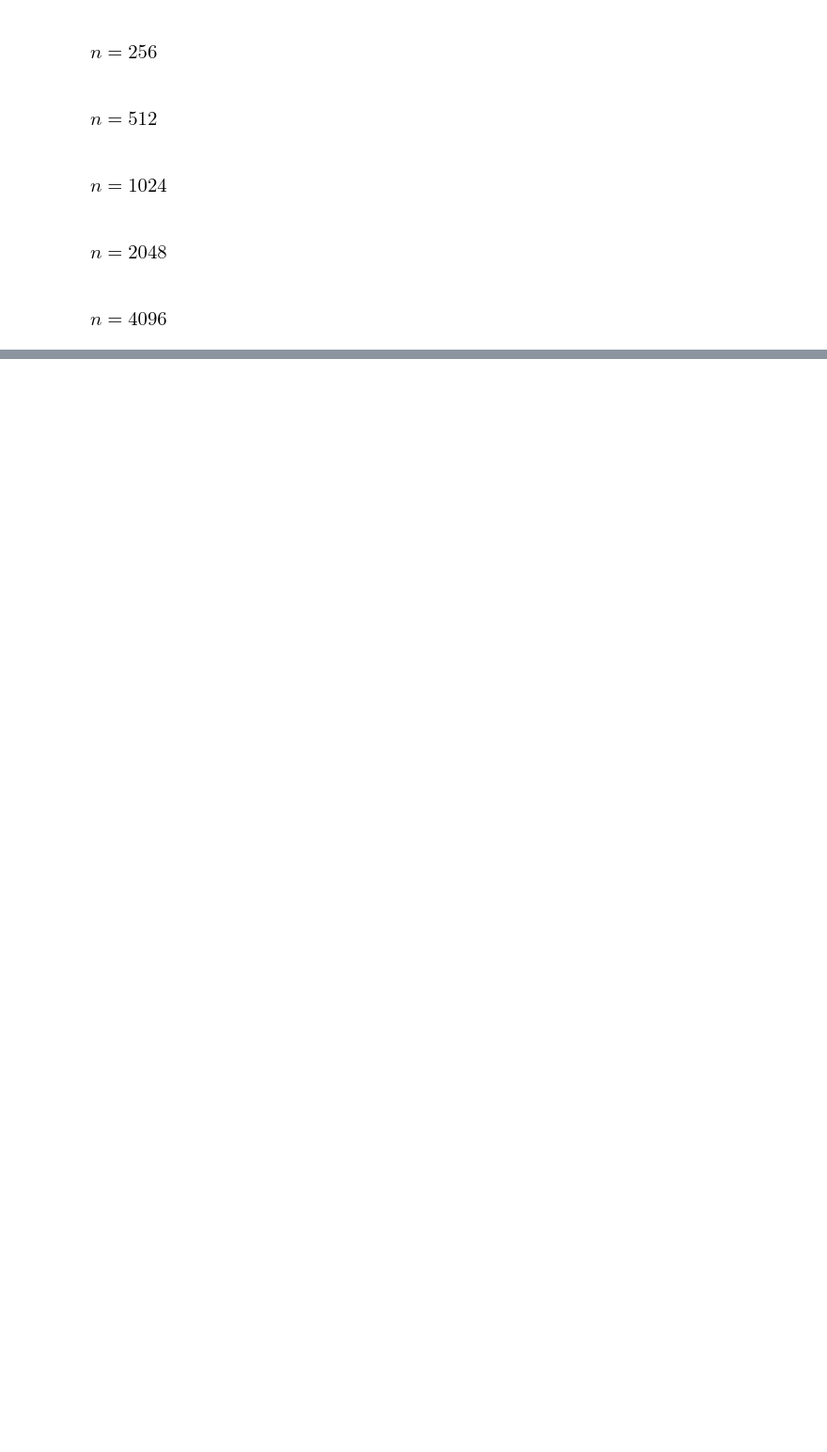
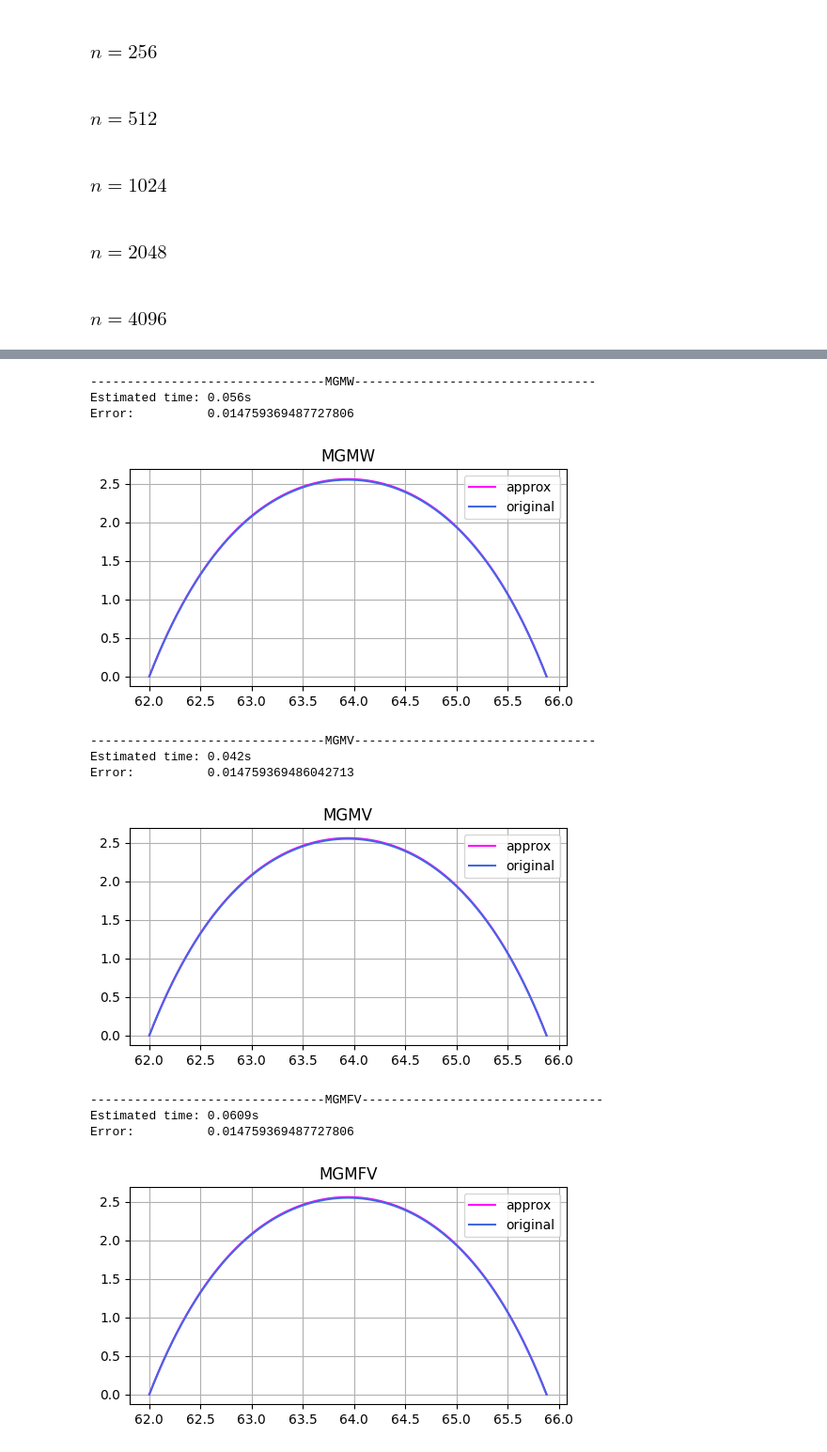
Before and after one commit to ALex2002Sim/NumericalMeth, a Jupyter notebook: lab3Sem9.ipynb, the cells around one changed output, grey strips where cells are left out. Shown: that part at 94% size. Drawn from its saved outputs; the diff is of its cells as text; code cells hidden in the pictures; blank space fills up the shorter version.

```diff
--- a/lab3Sem9.ipynb
+++ b/lab3Sem9.ipynb
@@ -209,0 +370,15 @@ df[4]
+# %%
+drawExamp(nArr[-1], 'yes')
+# %% [output]
+--------------------------------MGMW---------------------------------
+Estimated time: 0.056s
+Error:          0.014759369487727806
+[figure, added]
+--------------------------------MGMV---------------------------------
+Estimated time: 0.042s
+Error:          0.014759369486042713
+[figure, added]
+--------------------------------MGMFV---------------------------------
+Estimated time: 0.0609s
+Error:          0.014759369487727806
+[figure, added]
```
Also changed, not shown: parts of 28 cells of this notebook.
